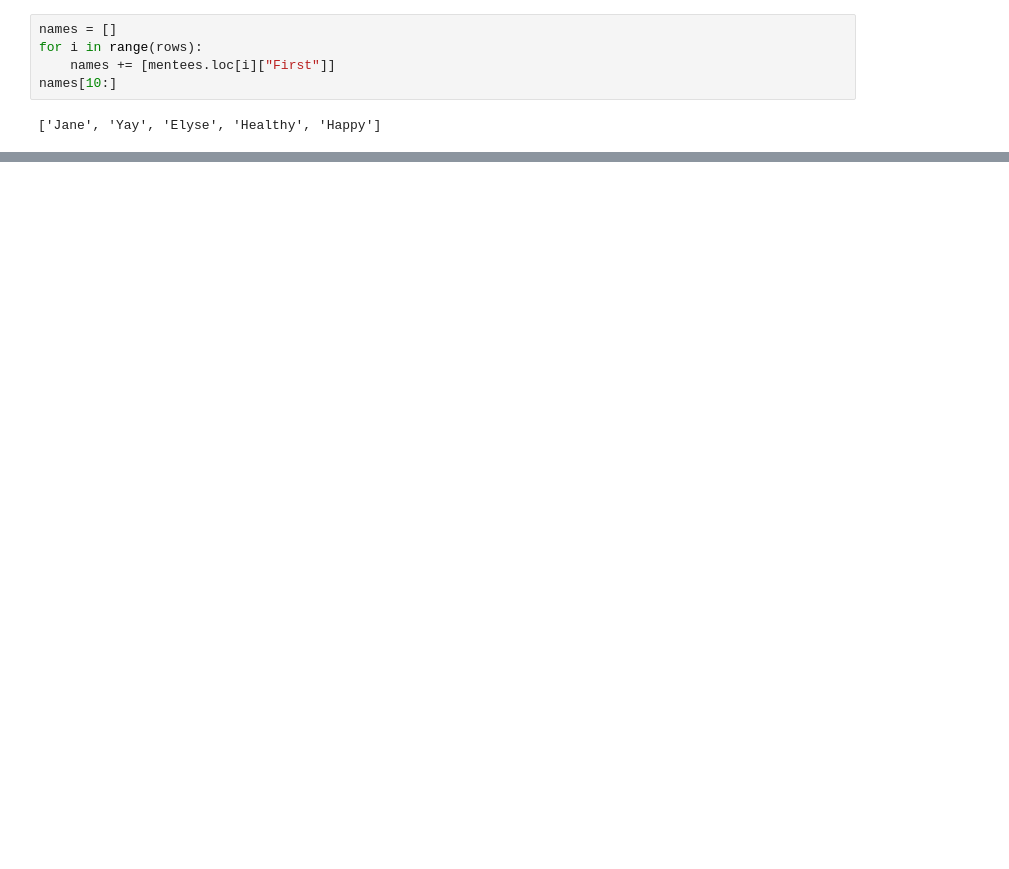
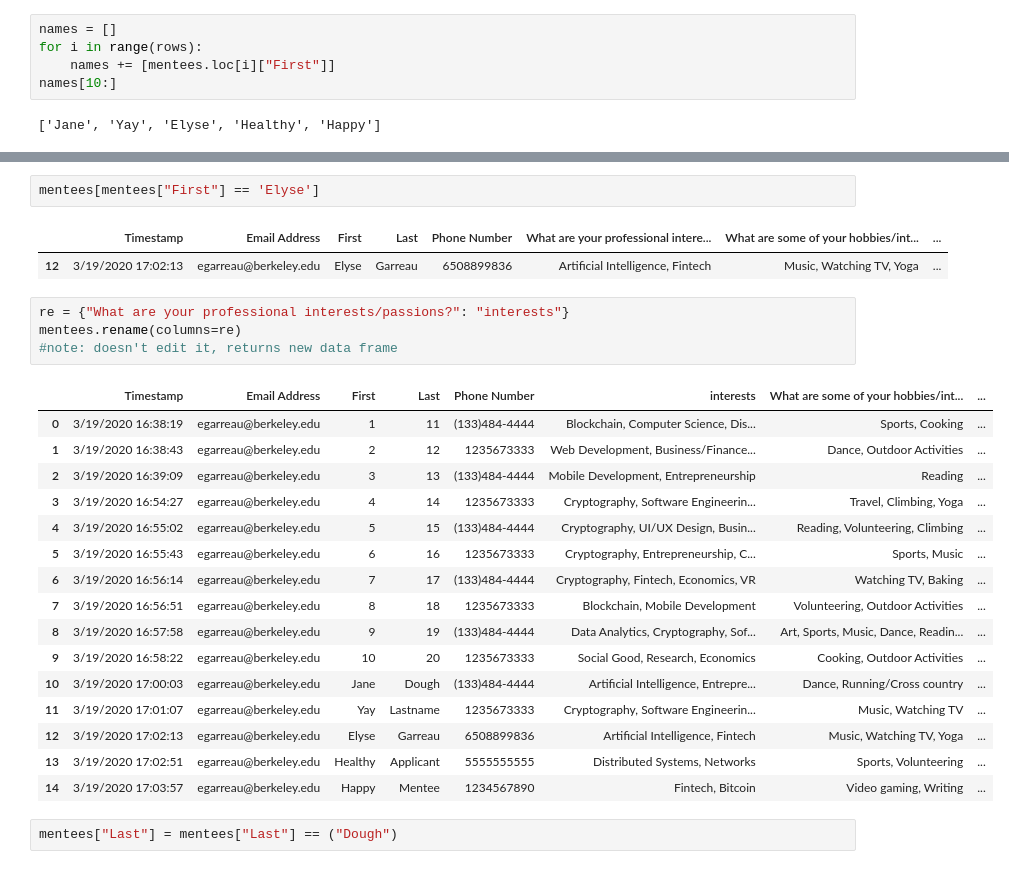
Before and after one commit to elysegarreau/ursatechmentorshipmatching, a Jupyter notebook: Working with Data.ipynb, the cells around one changed output, grey strips where cells are left out. Cells and saved outputs as stored; diff of their text form; blank space fills up the shorter version.

Commit message:
data science

```diff
--- a/Working with Data.ipynb
+++ b/Working with Data.ipynb
@@ -81,0 +127,28 @@ for i in range(rows):
+# %%
+mentees[mentees["First"] == 'Elyse']
+# %% [output]
+|  | Timestamp | Email Address | First | Last | Phone Number | What are your professional intere... | What are some of your hobbies/int... | ... |
+| 12 | 3/19/2020 17:02:13 | egarreau@berkeley.edu | Elyse | Garreau | 6508899836 | Artificial Intelligence, Fintech | Music, Watching TV, Yoga | ... |
+# %%
+re = {"What are your professional interests/passions?": "interests"}
+mentees.rename(columns=re)
+#note: doesn't edit it, returns new data frame
+# %% [output]
+|  | Timestamp | Email Address | First | Last | Phone Number | interests | What are some of your hobbies/int... | ... |
+| 0 | 3/19/2020 16:38:19 | egarreau@berkeley.edu | 1 | 11 | (133)484-4444 | Blockchain, Computer Science, Dis... | Sports, Cooking | ... |
+| 1 | 3/19/2020 16:38:43 | egarreau@berkeley.edu | 2 | 12 | 1235673333 | Web Development, Business/Finance... | Dance, Outdoor Activities | ... |
+| 2 | 3/19/2020 16:39:09 | egarreau@berkeley.edu | 3 | 13 | (133)484-4444 | Mobile Development, Entrepreneurship | Reading | ... |
+| 3 | 3/19/2020 16:54:27 | egarreau@berkeley.edu | 4 | 14 | 1235673333 | Cryptography, Software Engineerin... | Travel, Climbing, Yoga | ... |
+| 4 | 3/19/2020 16:55:02 | egarreau@berkeley.edu | 5 | 15 | (133)484-4444 | Cryptography, UI/UX Design, Busin... | Reading, Volunteering, Climbing | ... |
+| 5 | 3/19/2020 16:55:43 | egarreau@berkeley.edu | 6 | 16 | 1235673333 | Cryptography, Entrepreneurship, C... | Sports, Music | ... |
+| 6 | 3/19/2020 16:56:14 | egarreau@berkeley.edu | 7 | 17 | (133)484-4444 | Cryptography, Fintech, Economics, VR | Watching TV, Baking | ... |
+| 7 | 3/19/2020 16:56:51 | egarreau@berkeley.edu | 8 | 18 | 1235673333 | Blockchain, Mobile Development | Volunteering, Outdoor Activities | ... |
+| 8 | 3/19/2020 16:57:58 | egarreau@berkeley.edu | 9 | 19 | (133)484-4444 | Data Analytics, Cryptography, Sof... | Art, Sports, Music, Dance, Readin... | ... |
+| 9 | 3/19/2020 16:58:22 | egarreau@berkeley.edu | 10 | 20 | 1235673333 | Social Good, Research, Economics | Cooking, Outdoor Activities | ... |
+| 10 | 3/19/2020 17:00:03 | egarreau@berkeley.edu | Jane | Dough | (133)484-4444 | Artificial Intelligence, Entrepre... | Dance, Running/Cross country | ... |
+| 11 | 3/19/2020 17:01:07 | egarreau@berkeley.edu | Yay | Lastname | 1235673333 | Cryptography, Software Engineerin... | Music, Watching TV | ... |
+| 12 | 3/19/2020 17:02:13 | egarreau@berkeley.edu | Elyse | Garreau | 6508899836 | Artificial Intelligence, Fintech | Music, Watching TV, Yoga | ... |
+| 13 | 3/19/2020 17:02:51 | egarreau@berkeley.edu | Healthy | Applicant | 5555555555 | Distributed Systems, Networks | Sports, Volunteering | ... |
+| 14 | 3/19/2020 17:03:57 | egarreau@berkeley.edu | Happy | Mentee | 1234567890 | Fintech, Bitcoin | Video gaming, Writing | ... |
+# %%
+mentees["Last"] = mentees["Last"] == ("Dough")
```
Also changed, not shown: parts of 8 cells of this notebook.
